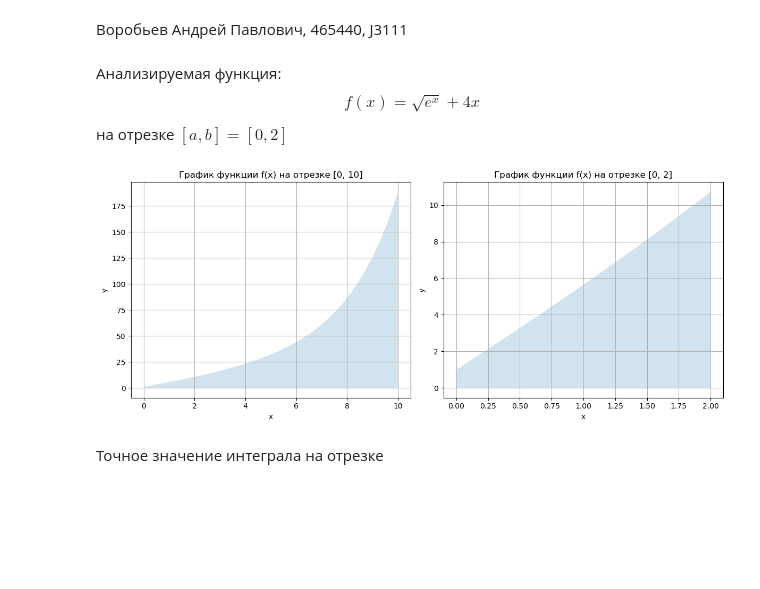
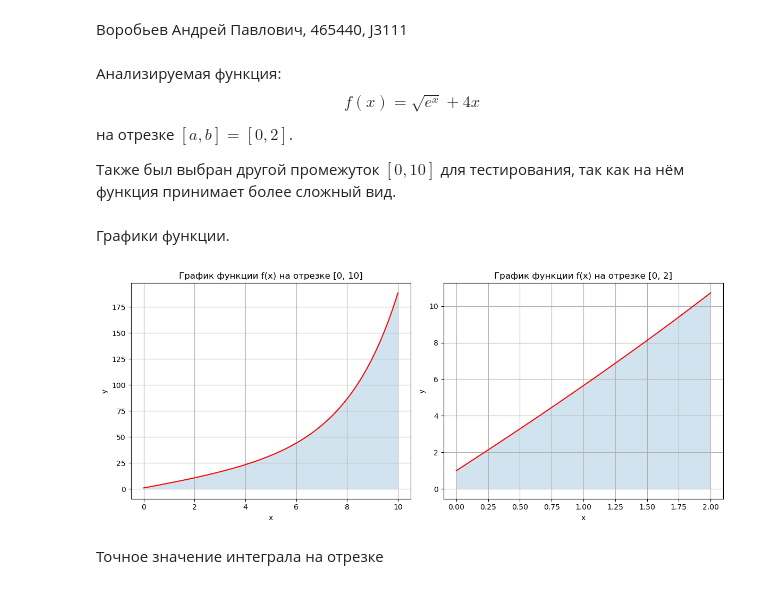
Before and after one commit to vorandpav/MathAnalLab, a Jupyter notebook: Lab2/MathAnalLab_2.ipynb, the cells around one changed output. Drawn from its saved outputs; the diff is of its cells as text; code cells hidden in the pictures; blank space fills up the shorter version.

```diff
--- a/Lab2/MathAnalLab_2.ipynb
+++ b/Lab2/MathAnalLab_2.ipynb
@@ -7,7 +6,9 @@ import matplotlib.pyplot as plt
 # %% [markdown]
 Анализируемая функция:
 $$f(x) = \sqrt{e^x} + 4x$$
-на отрезке $[a, b] = [0, 2]$
+на отрезке $[a, b] = [0, 2]$.
+
+Также был выбран другой промежуток $[0, 10]$ для тестирования, так как на нём функция принимает более сложный вид.
 # %%
 def f(x):
     return np.sqrt(np.exp(x)) + 4 * x
@@ -18,28 +19,32 @@ b_test = 10
 a = 0
 b = 2
 n_list = [4, 8, 16, 1000]
+# %% [markdown]
+Графики функции.
 # %%
 plt.figure(figsize=(12, 5))
 
 x_test = np.linspace(a_test, b_test, 1000)
 plt.subplot(1, 2, 1)
+plt.plot(x_test, f(x_test), 'r-')
 plt.fill_between(x_test, f(x_test), alpha=0.2)
 plt.title(f"График функции f(x) на отрезке [{a_test}, {b_test}]")
 plt.xlabel("x")
 plt.ylabel("y")
 plt.grid()
 
 x = np.linspace(a, b, 1000)
 plt.subplot(1, 2, 2)
+plt.plot(x, f(x), 'r-')
 plt.fill_between(x, f(x), alpha=0.2)
 plt.title(f"График функции f(x) на отрезке [{a}, {b}]")
 plt.xlabel("x")
 plt.ylabel("y")
 plt.grid()
 
 plt.tight_layout()
 # %% [output]
-[figure, old version]
+[figure, new version]
 # %% [markdown]
 Точное значение интеграла на отрезке
 # %%
```
Also changed, not shown: parts of 12 cells of this notebook, 1 other file.
